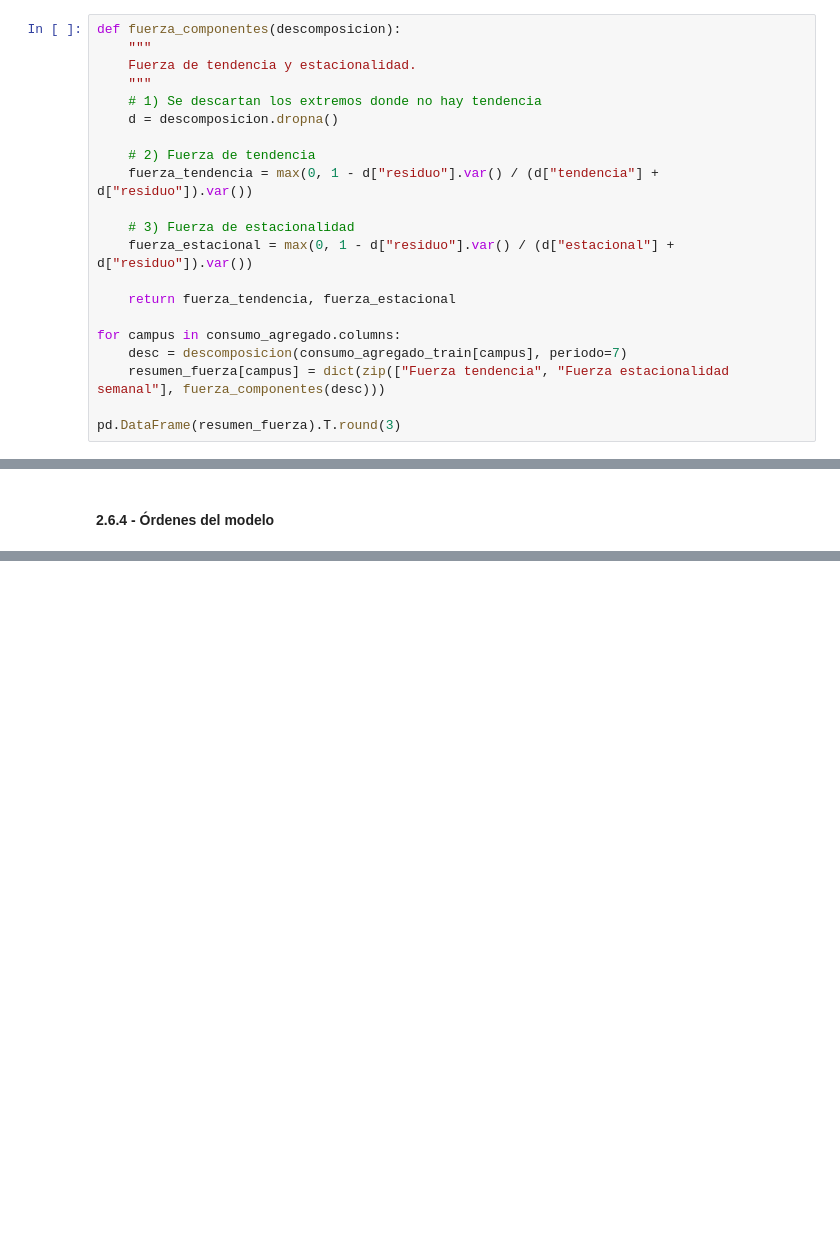
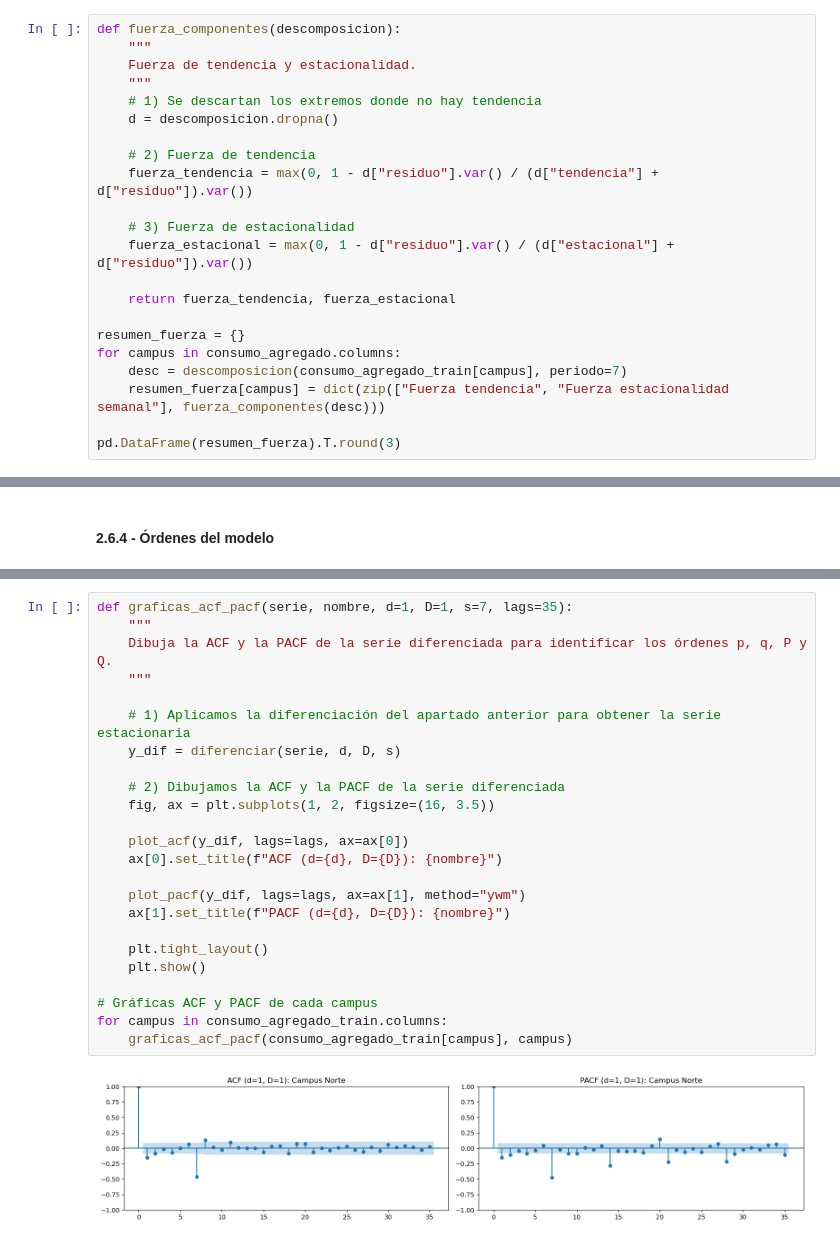
Before and after one commit to Martin-Kugler/network-attacks-and-energetic-efficiency-mcp, a Jupyter notebook: consumo_campus.ipynb, the cells around one changed output, grey strips where cells are left out. Saved outputs shown, nothing was run; the diff lists cells and outputs as text; blank space fills up the shorter version.

```diff
--- a/consumo_campus.ipynb
+++ b/consumo_campus.ipynb
@@ -1107,6 +1108,7 @@ def fuerza_componentes(descomposicion):
 
     return fuerza_tendencia, fuerza_estacional
 
+resumen_fuerza = {}
 for campus in consumo_agregado.columns:
     desc = descomposicion(consumo_agregado_train[campus], periodo=7)
     resumen_fuerza[campus] = dict(zip(["Fuerza tendencia", "Fuerza estacionalidad semanal"], fuerza_componentes(desc)))
@@ -1329,0 +1340,26 @@ Sobre lo que sucede al **sobrediferenciar**, estos son algunos de los problemas
+# %%
+def graficas_acf_pacf(serie, nombre, d=1, D=1, s=7, lags=35):
+    """
+    Dibuja la ACF y la PACF de la serie diferenciada para identificar los órdenes p, q, P y Q.
+    """
+
+    # 1) Aplicamos la diferenciación del apartado anterior para obtener la serie estacionaria
+    y_dif = diferenciar(serie, d, D, s)
+
+    # 2) Dibujamos la ACF y la PACF de la serie diferenciada
+    fig, ax = plt.subplots(1, 2, figsize=(16, 3.5))
+
+    plot_acf(y_dif, lags=lags, ax=ax[0])
+    ax[0].set_title(f"ACF (d={d}, D={D}): {nombre}")
+
+    plot_pacf(y_dif, lags=lags, ax=ax[1], method="ywm")
+    ax[1].set_title(f"PACF (d={d}, D={D}): {nombre}")
+
+    plt.tight_layout()
+    plt.show()
+
+# Gráficas ACF y PACF de cada campus
+for campus in consumo_agregado_train.columns:
+    graficas_acf_pacf(consumo_agregado_train[campus], campus)
+# %% [output]
+[figure, added]
```
Also changed, not shown: parts of 11 cells of this notebook.
